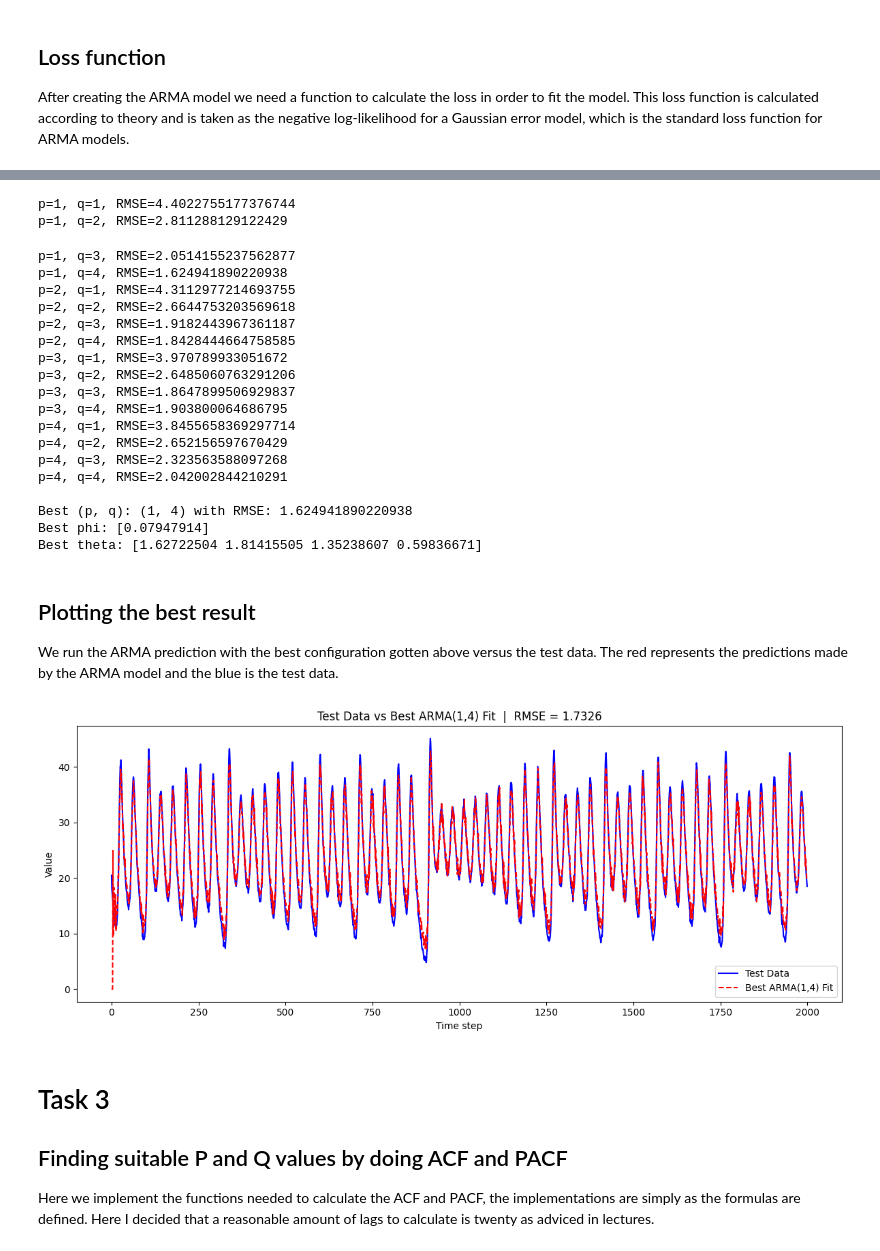
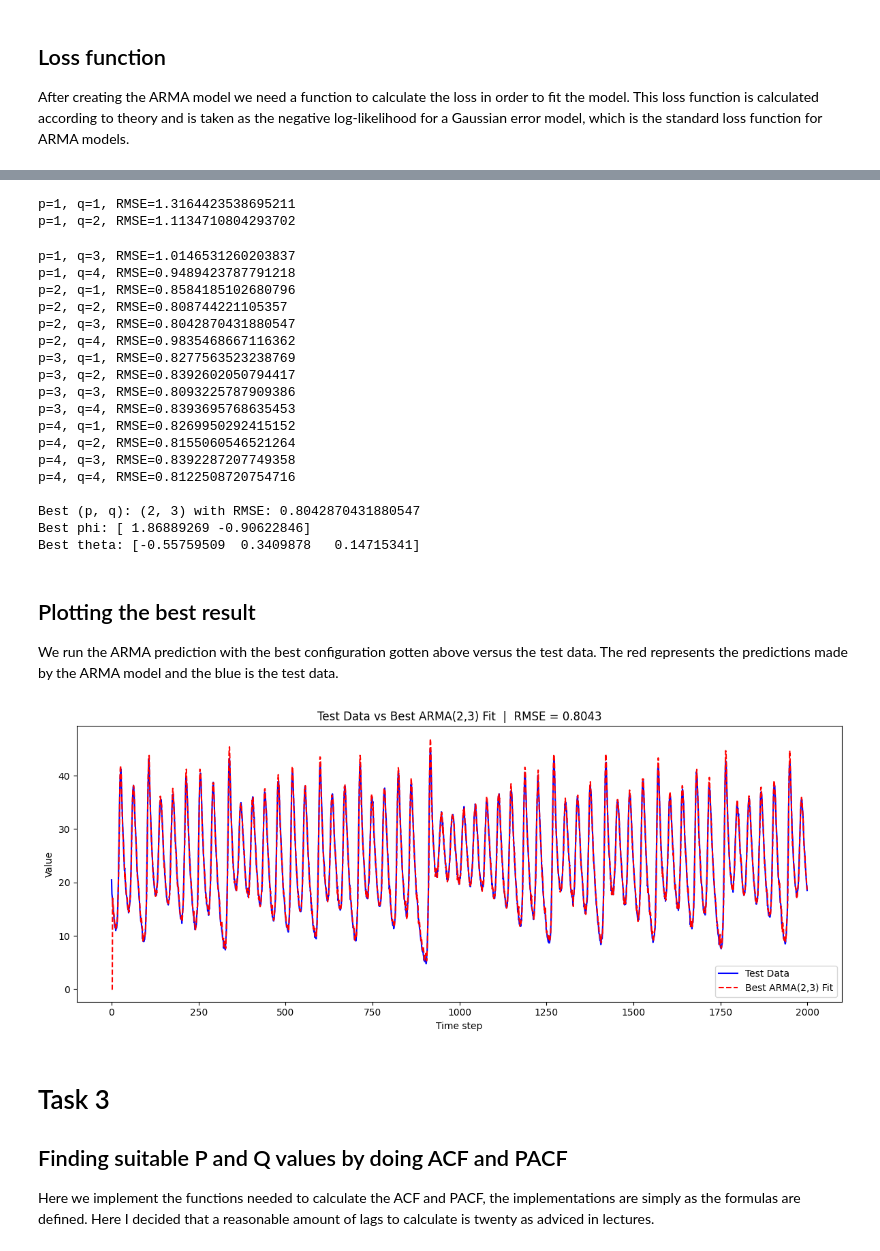
Before and after one commit to Jarlarn/InterpretableAI, a Jupyter notebook: Assignment1/Assignment1.ipynb, the cells around one changed output, grey strips where cells are left out. Drawn from its saved outputs; the diff is of its cells as text; code cells hidden in the pictures.

```diff
--- a/Assignment1/Assignment1.ipynb
+++ b/Assignment1/Assignment1.ipynb
@@ -70,7 +77,8 @@ def arma_model(phi, theta, mu, data):
     for t in range(max(p, q), n):
         ar_part = 0.0
         for i in range(p):
-            ar_part = ar_part + phi[i] * data[t - i - 1]
+            # minus the mean to model how much past values deviate from mean.
+            ar_part = ar_part + phi[i] * (data[t - i - 1] - mu)
 
         ma_part = 0.0
         for j in range(q):
@@ -172,7 +148,7 @@ for p in range(1, 5):
             )
             phi = result.x[:p]
             theta = result.x[p : p + q]
-            pred = arma_predict_one_step(phi, theta, mu, validation_data)
+            pred, _ = arma_model(phi, theta, mu, validation_data)
             warmup = max(p, q)
             rmse = np.sqrt(np.mean((validation_data[warmup:] - pred[warmup:]) ** 2))
             print(f"p={p}, q={q}, RMSE={rmse}")
@@ -190,46 +166,46 @@ print(f"\nBest (p, q): ({best_p}, {best_q}) with RMSE: {best_rmse}")
 print("Best phi:", best_phi)
 print("Best theta:", best_theta)
 # %% [output]
-p=1, q=1, RMSE=4.4022755177376744
-p=1, q=2, RMSE=2.811288129122429
+p=1, q=1, RMSE=1.3164423538695211
+p=1, q=2, RMSE=1.1134710804293702
-p=1, q=3, RMSE=2.0514155237562877
-p=1, q=4, RMSE=1.624941890220938
-p=2, q=1, RMSE=4.3112977214693755
-p=2, q=2, RMSE=2.6644753203569618
-p=2, q=3, RMSE=1.9182443967361187
-p=2, q=4, RMSE=1.8428444664758585
-p=3, q=1, RMSE=3.970789933051672
-p=3, q=2, RMSE=2.6485060763291206
-p=3, q=3, RMSE=1.8647899506929837
-p=3, q=4, RMSE=1.903800064686795
-p=4, q=1, RMSE=3.8455658369297714
-p=4, q=2, RMSE=2.652156597670429
-p=4, q=3, RMSE=2.323563588097268
-p=4, q=4, RMSE=2.042002844210291
+p=1, q=3, RMSE=1.0146531260203837
+p=1, q=4, RMSE=0.9489423787791218
+p=2, q=1, RMSE=0.8584185102680796
+p=2, q=2, RMSE=0.808744221105357
+p=2, q=3, RMSE=0.8042870431880547
+p=2, q=4, RMSE=0.9835468667116362
+p=3, q=1, RMSE=0.8277563523238769
+p=3, q=2, RMSE=0.8392602050794417
+p=3, q=3, RMSE=0.8093225787909386
+p=3, q=4, RMSE=0.8393695768635453
+p=4, q=1, RMSE=0.8269950292415152
+p=4, q=2, RMSE=0.8155060546521264
+p=4, q=3, RMSE=0.8392287207749358
+p=4, q=4, RMSE=0.8122508720754716
 
-Best (p, q): (1, 4) with RMSE: 1.624941890220938
-Best phi: [0.07947914]
-Best theta: [1.62722504 1.81415505 1.35238607 0.59836671]
+Best (p, q): (2, 3) with RMSE: 0.8042870431880547
+Best phi: [ 1.86889269 -0.90622846]
+Best theta: [-0.55759509  0.3409878   0.14715341]
 # %% [markdown]
 ## Plotting the best result
 We run the ARMA prediction with the best configuration gotten above versus the test data. The red represents the predictions made by the ARMA model and the blue is the test data.
 # %%
-test_pred = arma_predict_one_step(best_phi, best_theta, mu, test_data)
+test_pred, _ = arma_model(best_phi, best_theta, mu, test_data)
 
 plt.figure(figsize=(12, 5))
 plt.plot(test_data, label="Test Data", color="blue")
 plt.plot(
     test_pred, label=f"Best ARMA({best_p},{best_q}) Fit", color="red", linestyle="--"
 )
 plt.title(f"Test Data vs Best ARMA({best_p},{best_q}) Fit  |  RMSE = {best_rmse:.4f}")
 plt.xlabel("Time step")
 plt.ylabel("Value")
 plt.legend()
 plt.tight_layout()
 plt.savefig("task2_arma_best_fit.png")
 plt.show()
 # %% [output]
-[figure, old version]
+[figure, new version]
 # %% [markdown]
 # Task 3
 
```
Also changed, not shown: parts of 8 cells of this notebook, 4 other files.
